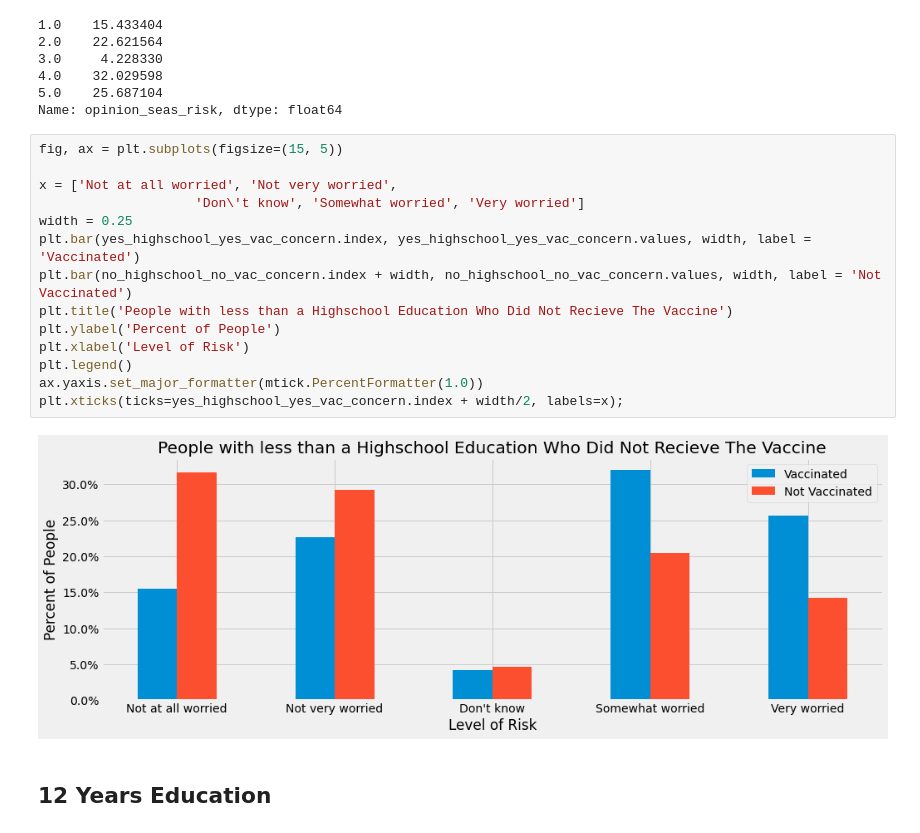
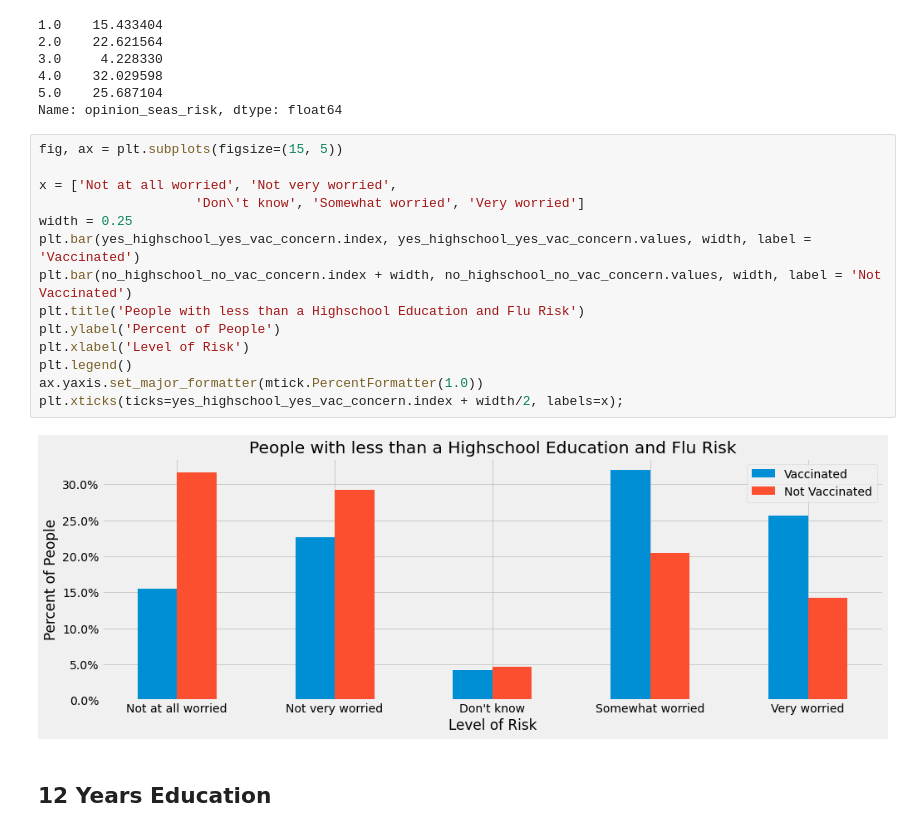
Before and after one commit to mankah/Capstone, a Jupyter notebook: Flu_analysis_models/00_Seasonal_Flu_Analysis.ipynb, the cells around one changed output. Cells and saved outputs as stored; diff of their text form.

```diff
--- a/Flu_analysis_models/00_Seasonal_Flu_Analysis.ipynb
+++ b/Flu_analysis_models/00_Seasonal_Flu_Analysis.ipynb
@@ -537,19 +537,19 @@ Name: opinion_seas_risk, dtype: float64
 # %%
 fig, ax = plt.subplots(figsize=(15, 5))
 
 x = ['Not at all worried', 'Not very worried',
                     'Don\'t know', 'Somewhat worried', 'Very worried']
 width = 0.25
 plt.bar(yes_highschool_yes_vac_concern.index, yes_highschool_yes_vac_concern.values, width, label = 'Vaccinated')
 plt.bar(no_highschool_no_vac_concern.index + width, no_highschool_no_vac_concern.values, width, label = 'Not Vaccinated')
-plt.title('People with less than a Highschool Education Who Did Not Recieve The Vaccine')
+plt.title('People with less than a Highschool Education and Flu Risk')
 plt.ylabel('Percent of People')
 plt.xlabel('Level of Risk')
 plt.legend()
 ax.yaxis.set_major_formatter(mtick.PercentFormatter(1.0))
 plt.xticks(ticks=yes_highschool_yes_vac_concern.index + width/2, labels=x);
 # %% [output]
-[figure, old version]
+[figure, new version]
 # %% [markdown]
 ## 12 Years Education
 # %% [markdown]
```
Also changed, not shown: parts of 11 cells of this notebook.
